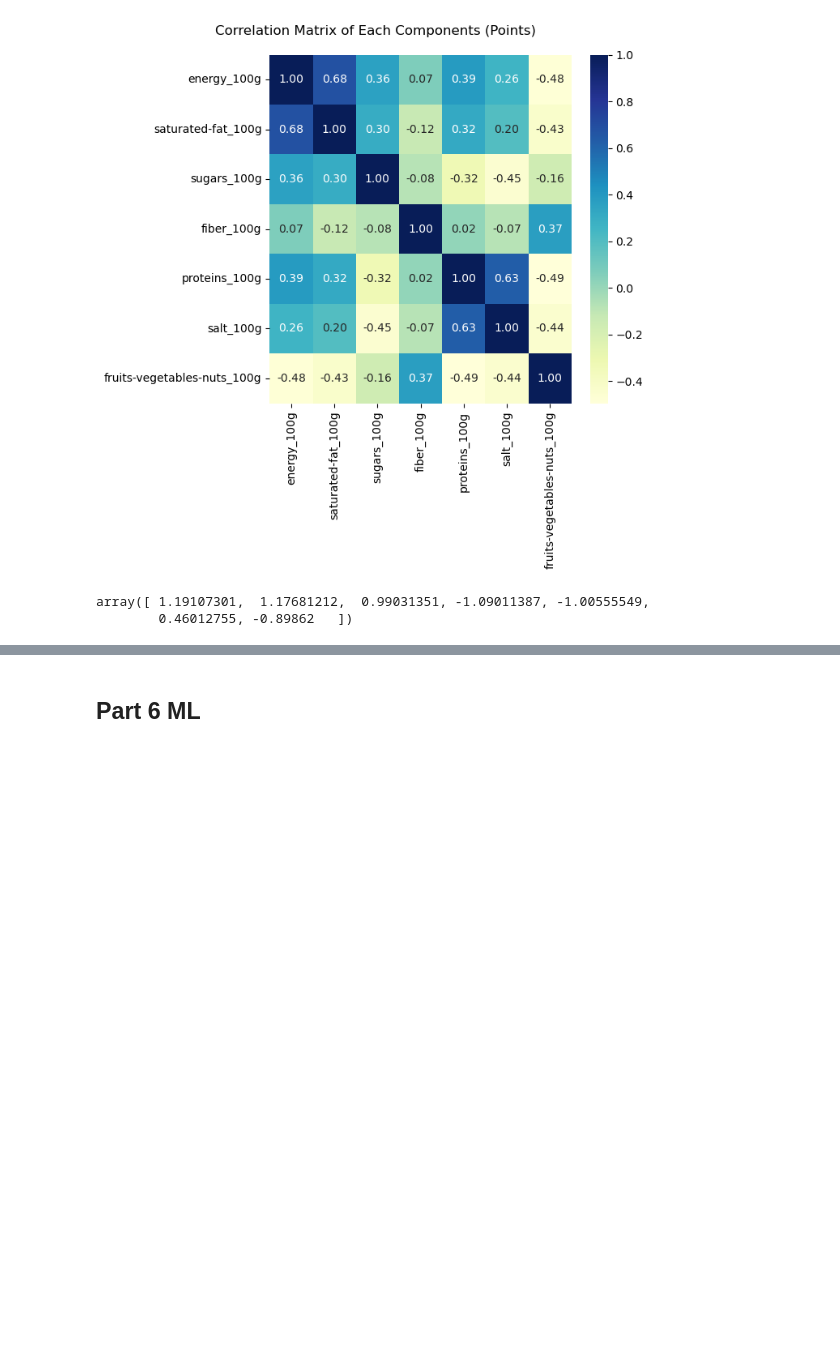
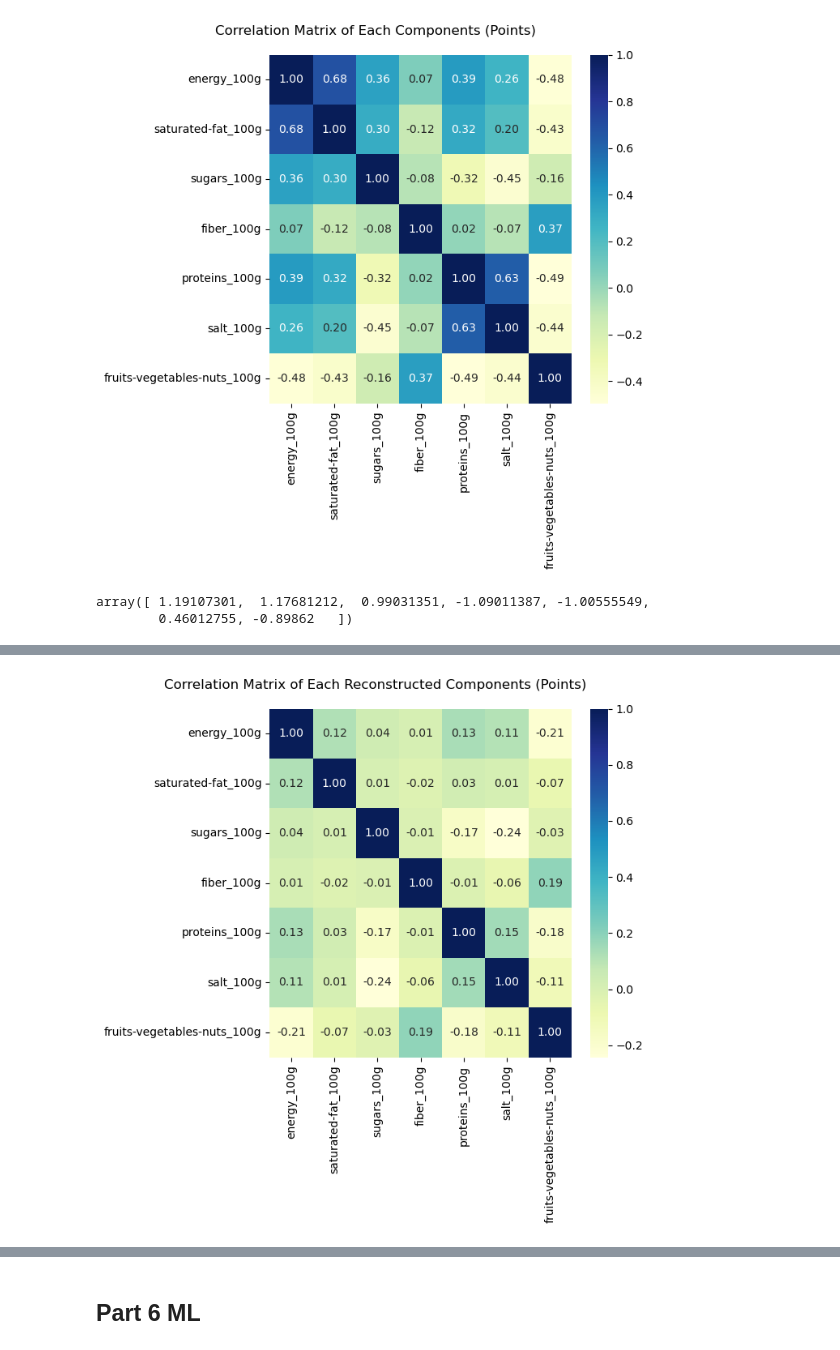
Before and after one commit to SYusupov/DecisionModelling_CS, a Jupyter notebook: project/Part 4 and Part 6.ipynb, the cells around one changed output, grey strips where cells are left out. Cells and saved outputs as stored; diff of their text form; code cells hidden in the pictures; blank space fills up the shorter version.

Commit message:
Part4 Finished

```diff
--- a/project/Part 4 and Part 6.ipynb
+++ b/project/Part 4 and Part 6.ipynb
@@ -204,3 +223,9 @@ res = minimize(optimize_vector,x0= np.array(data_for_func["energy_100g"]),args=(
 # %%
-np.corrcoef(res.x,data["saturated-fat_100g"])
+res = minimize(optimize_vector,x0= np.array(data_for_func["saturated-fat_100g"]),args=([np.array(data_for_func["energy_100g"])],
+                                                                         data_for_func["saturated-fat_100g"]))
+
+print("With Original Fat",np.corrcoef(res.x,data_for_func["saturated-fat_100g"])[0,1])
+print("With Energy",np.corrcoef(res.x,data_for_func["energy_100g"])[0,1])
+
+new_saturated_fat = 10 * (res.x - np.min(res.x)) / (np.max(res.x) - np.min(res.x))
 # %% [output]
@@ -244,0 +320,15 @@ array([1., 1., 1., 1., 1., 1., 1.])
+# %%
+res = minimize(optimize_vector,x0= np.array(data_for_func["fruits-vegetables-nuts_100g"]),
+               args=([np.array(data_for_func["energy_100g"]),new_saturated_fat,new_sugars,new_fiber,new_protein,new_salt],
+                      data_for_func["fruits-vegetables-nuts_100g"]))
+
+print("With Original Fruit Vege",np.corrcoef(res.x,data_for_func["fruits-vegetables-nuts_100g"])[0,1])
+print()
+print("With Energy",np.corrcoef(res.x,data_for_func["energy_100g"])[0,1])
+print("With New Saturated Fat",np.corrcoef(res.x,new_saturated_fat)[0,1])
+print("With New Sugar",np.corrcoef(res.x,new_sugars)[0,1])
+print("With New Fiber",np.corrcoef(res.x,new_fiber)[0,1])
+print("With New Protein",np.corrcoef(res.x,new_protein)[0,1])
+print("With New Salt",np.corrcoef(res.x,new_salt)[0,1])
+
+new_vege = 5 * (res.x - np.min(res.x)) / (np.max(res.x) - np.min(res.x))
@@ -244,0 +362,10 @@ array([1., 1., 1., 1., 1., 1., 1.])
+# %%
+new_points_df = pd.DataFrame(pd.concat([data_for_func["energy_100g"],pd.Series(new_saturated_fat),
+                           pd.Series(new_sugars),pd.Series(new_fiber),pd.Series(new_protein),pd.Series(new_salt),
+                           pd.Series(new_vege)],axis= 1)).rename(columns={0:data_for_func.columns[1],
+                                                                 1:data_for_func.columns[2],
+                                                                 2:data_for_func.columns[3],
+                                                                 3:data_for_func.columns[4],
+                                                                 4:data_for_func.columns[5],
+                                                                 5:data_for_func.columns[6]})
+new_points_df
@@ -244,0 +386,14 @@ array([1., 1., 1., 1., 1., 1., 1.])
+# %%
+fig,ax = plt.subplots(1,1,figsize = (7,7))
+
+sns.heatmap(np.corrcoef(new_points_df,rowvar=False),annot=True,ax = ax,cmap="YlGnBu",fmt=".2f")
+ax.set_xticklabels(data_for_func.columns)
+ax.set_yticklabels(data_for_func.columns)
+plt.xticks(rotation=90)
+plt.yticks(rotation = 0)
+plt.suptitle("Correlation Matrix of Each Reconstructed Components (Points)")
+plt.tight_layout()
+
+fig.savefig("./images/corr_matrix_points_reconstructed_part4.jpg",dpi = 300)
+# %% [output]
+[figure, added]
```
Also changed, not shown: parts of 26 cells of this notebook, 3 other files.
